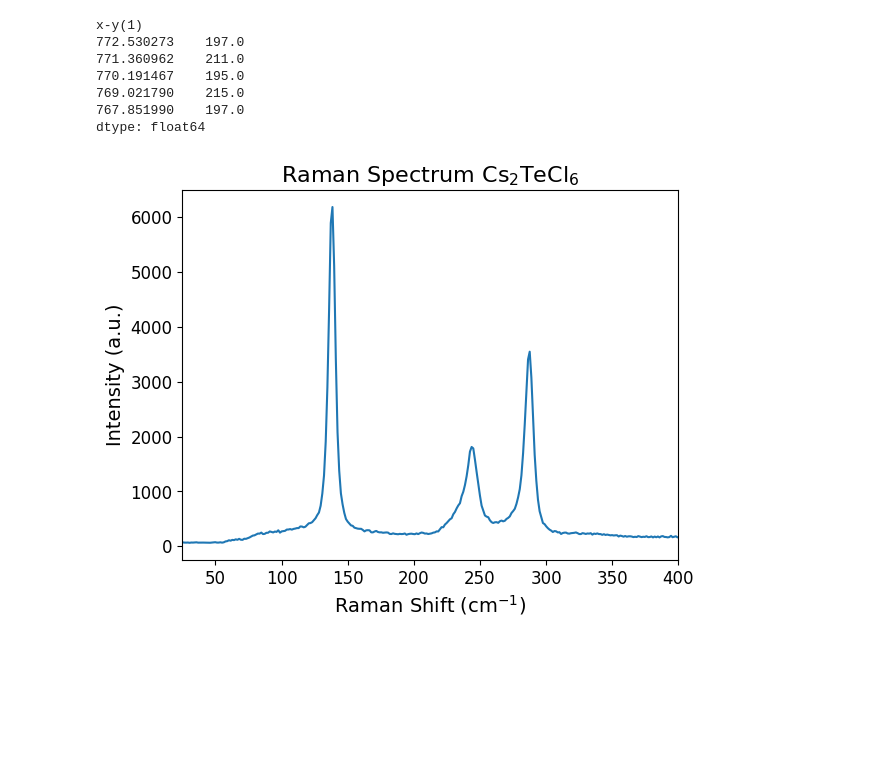
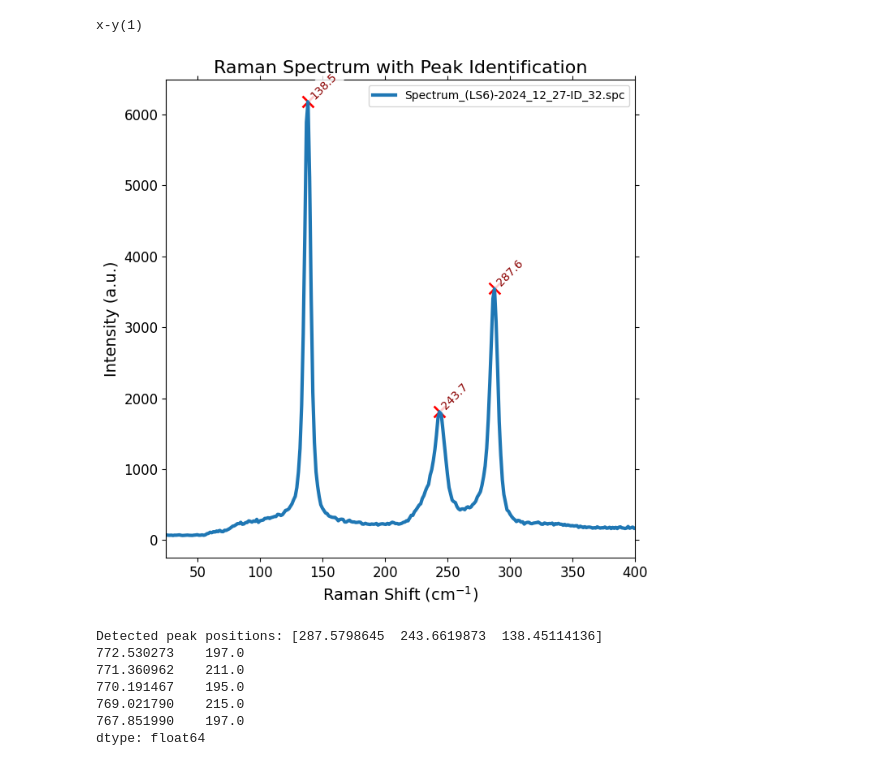
Before and after one commit to StIlyen/Laba, a Jupyter notebook: raman.ipynb, the cells around one changed output. Drawn from its saved outputs; the diff is of its cells as text; code cells hidden in the pictures; blank space fills up the shorter version.

Commit message:
need to fix prominence of peaks, maybe?

```diff
--- a/raman.ipynb
+++ b/raman.ipynb
@@ -4,21 +7,56 @@ import matplotlib.pyplot as plt
-# %%
-spc=read_spc('C:/Users/user/Desktop/Raw data/Raman/27.12.2024/2024_12_27 Ilin/Spectrum_(LS6)-2024_12_27-ID_32.spc')
-spc.plot()
-
-plt.xlim(25, 400)  # Limit x-axis from 25 to 400
-plt.xlabel('Raman Shift (cm$^{-1}$)', fontsize=14)
-plt.ylabel('Intensity (a.u.)', fontsize=14)
-plt.title('Raman Spectrum of ...', fontsize=16)
-plt.xlim(25, 400)  # Limit x-axis from 25 to 400
-# plt.ylim(0, 5000)
-plt.tick_params(axis='both', which='major', labelsize=12)
-print(spc.head())
-# %% [output]
-x-y(1)
-772.530273    197.0
-771.360962    211.0
-770.191467    195.0
-769.021790    215.0
-767.851990    197.0
-dtype: float64
-[figure, removed]
+# %%
+filepath = 'C:/Users/user/Desktop/Raw data/Raman/27.12.2024/2024_12_27 Ilin/Spectrum_(LS6)-2024_12_27-ID_32.spc'
+filename = os.path.basename(filepath)
+
+# Read the SPC file and plot with the filename as the label
+spc = read_spc(filepath)
+# %% [output]
+x-y(1)
+# %%
+#  intensity
+y_raw = spc.to_numpy()
+# raman shift
+x_raw = spc.index.to_numpy()
+
+# Select data in the range 0 to 400 Raman shift
+mask = (x_raw >= 25) & (x_raw <= 400)
+x = x_raw[mask]
+y = y_raw[mask]
+# Find prominent peaks (adjust parameters as needed)
+peaks, _ = find_peaks(y, height=100, prominence=50, distance=10)
+peak_positions = x[peaks]
+
+# Create plot
+ax = spc.plot(label=filename, figsize=(7, 7), linewidth = 3)
+
+# Plot settings
+plt.xlim(25, 400)
+plt.xlabel('Raman Shift (cm$^{-1}$)', fontsize=14)
+plt.ylabel('Intensity (a.u.)', fontsize=14)
+plt.title('Raman Spectrum with Peak Identification', fontsize=16)
+plt.tick_params(axis='both', which='major', labelsize=12, top=True, right=True)
+
+# Mark peaks and annotate positions
+for peak_x, peak_y in zip(peak_positions, y[peaks]):
+    ax.scatter(peak_x, peak_y, color='red', marker='x', s=100, linewidth=2)
+    ax.text(peak_x, peak_y, f'{peak_x:.1f}',
+            ha='left', va='bottom',
+            fontsize=10, color='darkred',
+            rotation=45,
+            bbox=dict(facecolor='white', alpha=0.8, edgecolor='none'))
+
+plt.legend()
+plt.tight_layout()
+plt.show()
+
+print("Detected peak positions:", peak_positions)
+print(spc.head())
+# %% [output]
+[figure, added]
+Detected peak positions: [287.5798645  243.6619873  138.45114136]
+772.530273    197.0
+771.360962    211.0
+770.191467    195.0
+769.021790    215.0
+767.851990    197.0
+dtype: float64
```
Also changed, not shown: parts of 3 cells of this notebook, 1 other file.
